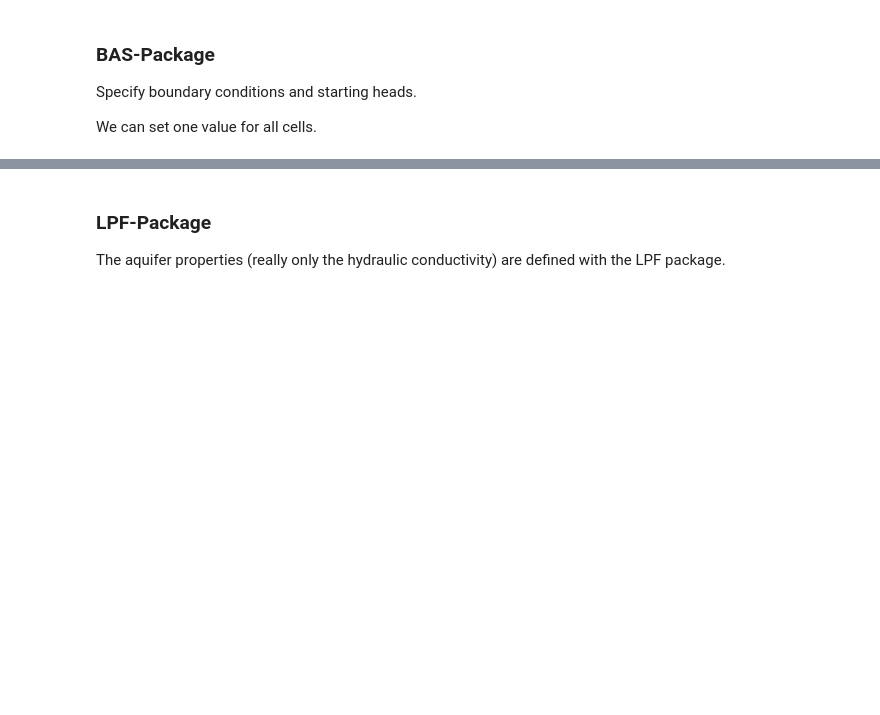
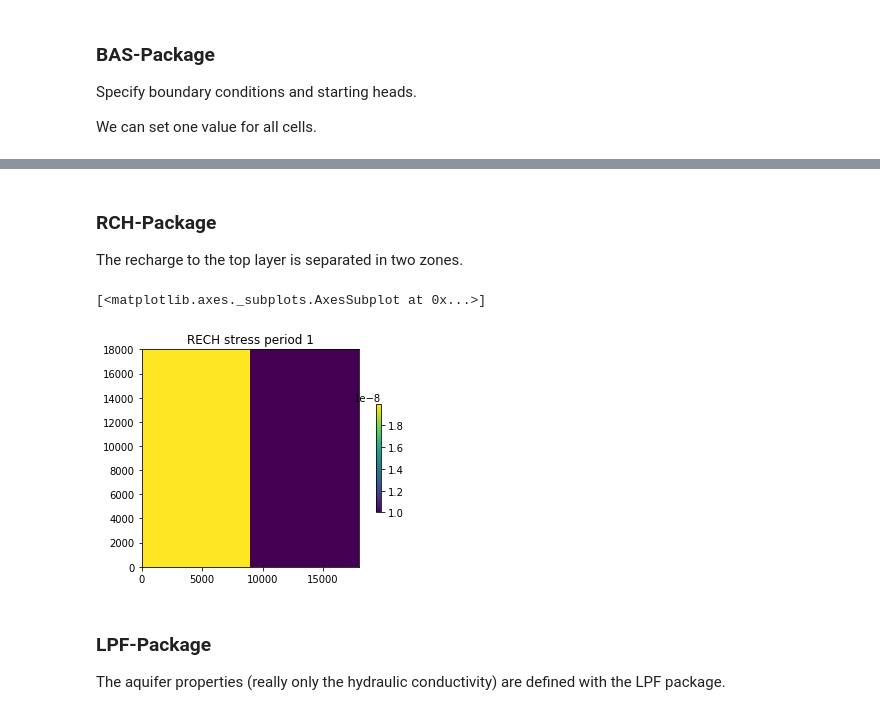
Before and after one commit to inowas/effective_groundwater_model_calibration_exercises, a Jupyter notebook: effective_groundwater_model_calibration.ipynb, the cells around one changed output, grey strips where cells are left out. Cells and saved outputs as stored; diff of their text form; code cells hidden in the pictures; blank space fills up the shorter version.

```diff
--- a/effective_groundwater_model_calibration.ipynb
+++ b/effective_groundwater_model_calibration.ipynb
@@ -99,3 +147,27 @@ bas = flopy.modflow.ModflowBas(ml, ibound=ibound, strt=strt)
+# %% [markdown]
+### RCH-Package
+
+The recharge to the top layer is separated in two zones.
+# %%
+rchSp = {0: [[] for _ in range(nrow)]}
+
+rchLeft = 2E-8
+rchRight = 1E-8
+
+for r in range(0, nrow):
+    for c in range(0, ncol):
+        if c < ncol/2:
+            rchSp[0][r].append(rchLeft)
+            continue
+
+        rchSp[0][r].append(rchRight)
+
+rch = flopy.modflow.ModflowRch(ml, rech=rchSp)
+
+rch.plot()
+# %% [output]
+[<matplotlib.axes._subplots.AxesSubplot at 0x...>]
+[figure, added]
 # %% [markdown]
 ### LPF-Package
 The aquifer properties (really only the hydraulic conductivity) are defined with the LPF package.
```
Also changed, not shown: parts of 11 cells of this notebook.
